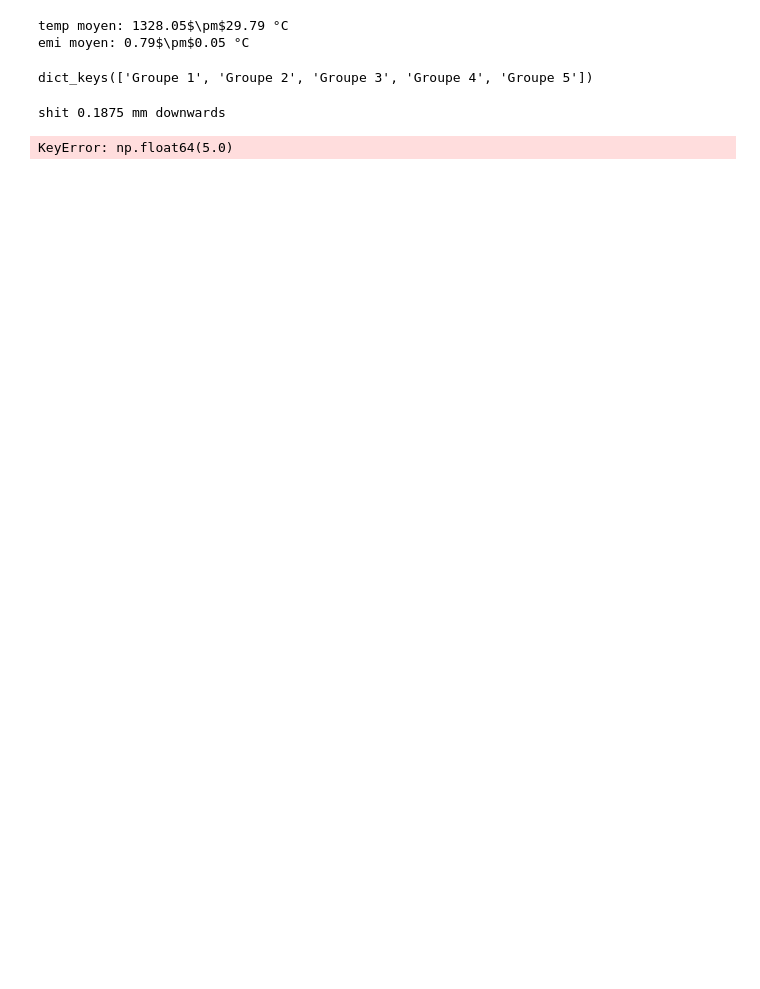
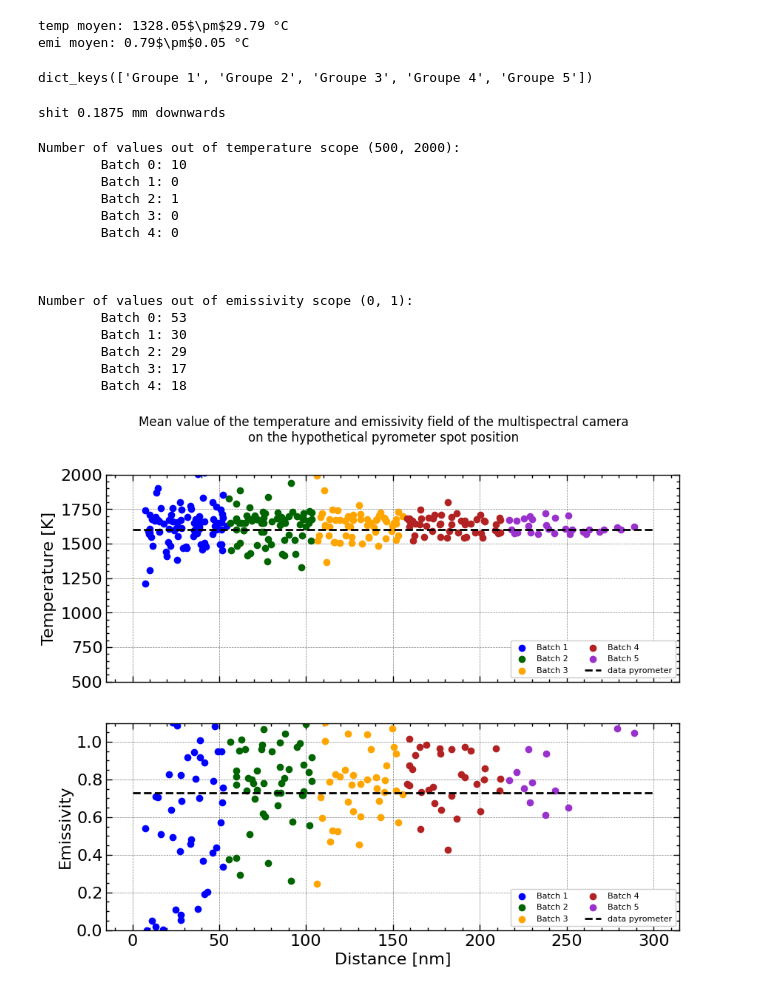
Before and after one commit to qdolle15/TherMIFASOL, a Jupyter notebook: TherMIFASOL/notebooks/experiences/AddMultiSpectrale/analysis_channel_combinations.ipynb, the cells around one changed output. Drawn from its saved outputs; the diff is of its cells as text; code cells hidden in the pictures; blank space fills up the shorter version.

```diff
--- a/TherMIFASOL/notebooks/experiences/AddMultiSpectrale/analysis_channel_combinations.ipynb
+++ b/TherMIFASOL/notebooks/experiences/AddMultiSpectrale/analysis_channel_combinations.ipynb
@@ -760,7 +765,7 @@ if not security:
                 # Mean value on the pyrometer spot:
                 mean_temp = np.nanmean(XIMEA_im_thermo_rescaled[mask_shifted])
                 mean_emi = np.nanmean(XIMEA_im_emissivity_rescaled[mask_shifted])
-                array_pyrometer_spot_mean_value[cpt] = [distance_ij, mean_temp, mean_emi, channel_i, channel_j, int(batch_id.split()[1])]
+                array_pyrometer_spot_mean_value[cpt] = [distance_ij, mean_temp, mean_emi, canal_i, canal_j, int(batch_id.split()[1])-1]
                 cpt+=1
 
 
@@ -834,6 +839,7 @@ if not security:
 # %% [output]
 shit 0.1875 mm downwards
 # %%
+%matplotlib inline
 # Define scop limits
 Temperature_min, Temperature_max = 500, 2000
 Emissivity_min, Emissivity_max = 0, 1
@@ -843,9 +849,9 @@ out_of_scope_counts_emissivity = {i: 0 for i in range(5)}
 for data in array_pyrometer_spot_mean_value:
     distance_ij, mean_temp, mean_emi, channel_i, channel_j, batch_id = data
     if not (Temperature_min <= mean_temp <= Temperature_max):
-        out_of_scope_counts_temperature[batch_id] += 1
+        out_of_scope_counts_temperature[int(batch_id)] += 1
     if not (Emissivity_min <= mean_emi <= Emissivity_max):
-        out_of_scope_counts_emissivity[batch_id] += 1
+        out_of_scope_counts_emissivity[int(batch_id)] += 1
 
 # Display number of data out of the scope
 print(f"Number of values out of temperature scope ({Temperature_min}, {Temperature_max}):")
@@ -853,36 +859,51 @@ for batch_id, count in out_of_scope_counts_temperature.items():
     print(f"\tBatch {batch_id}: {count}")
 print("\n\n")
 print(f"Number of values out of emissivity scope ({Emissivity_min}, {Emissivity_max}):")
 for batch_id, count in out_of_scope_counts_emissivity.items():
     print(f"\tBatch {batch_id}: {count}")
 
 # Créer les graphiques
 fig, (ax1, ax2) = plt.subplots(2, 1, sharex=True, figsize=(10, 8))
 
 # Tracer les données
 for batch_id in range(5):
     # Filtrer les données pour le batch_id actuel
     batch_data = array_pyrometer_spot_mean_value[array_pyrometer_spot_mean_value[:, 5] == batch_id]
-    ax1.scatter(batch_data[:, 0]*1e9, batch_data[:, 1], color=color_list[batch_id], label=f'Batch {batch_id}')
-    ax2.scatter(batch_data[:, 0]*1e9, batch_data[:, 2], color=color_list[batch_id], label=f'Batch {batch_id}')
+    ax1.scatter(batch_data[:, 0]*1e9, batch_data[:, 1], color=color_list[batch_id], label=f'Batch {batch_id+1}')
+    ax2.scatter(batch_data[:, 0]*1e9, batch_data[:, 2], color=color_list[batch_id], label=f'Batch {batch_id+1}')
 
 ax1.hlines(y=1330+273.15, xmin=0, xmax=300, linestyle='--', color='k', label='data pyrometer')
 ax2.hlines(y=0.73, xmin=0, xmax=300, linestyle='--', color='k', label='data pyrometer')
 
 # Ajouter des légendes et des labels
 fig.suptitle("Mean value of the temperature and emissivity field of the multispectral camera\non the hypothetical pyrometer spot position")
 ax1.set_ylim(Temperature_min, Temperature_max)
 ax2.set_ylim(Emissivity_min, Emissivity_max+0.1)
 ax1.set_ylabel('Temperature [K]')
 ax2.set_ylabel('Emissivity')
 ax2.set_xlabel('Distance [nm]')
 ax1.legend(ncols=2, fontsize=8, loc=4)
 ax2.legend(ncols=2, fontsize=8, loc=4)
 
 # Afficher les graphiques
 plt.show()
 # %% [output]
-KeyError: np.float64(5.0)
+Number of values out of temperature scope (500, 2000):
+        Batch 0: 10
+        Batch 1: 0
+        Batch 2: 1
+        Batch 3: 0
+        Batch 4: 0
+
+
+
+Number of values out of emissivity scope (0, 1):
+        Batch 0: 53
+        Batch 1: 30
+        Batch 2: 29
+        Batch 3: 17
+        Batch 4: 18
+[figure, added]
 # %%
 channel_i_grid, channel_j_grid = np.meshgrid(sorted_lambda*1e9, sorted_lambda*1e9, indexing='ij')
 
```
Also changed, not shown: parts of 13 cells of this notebook, 39 other files.
